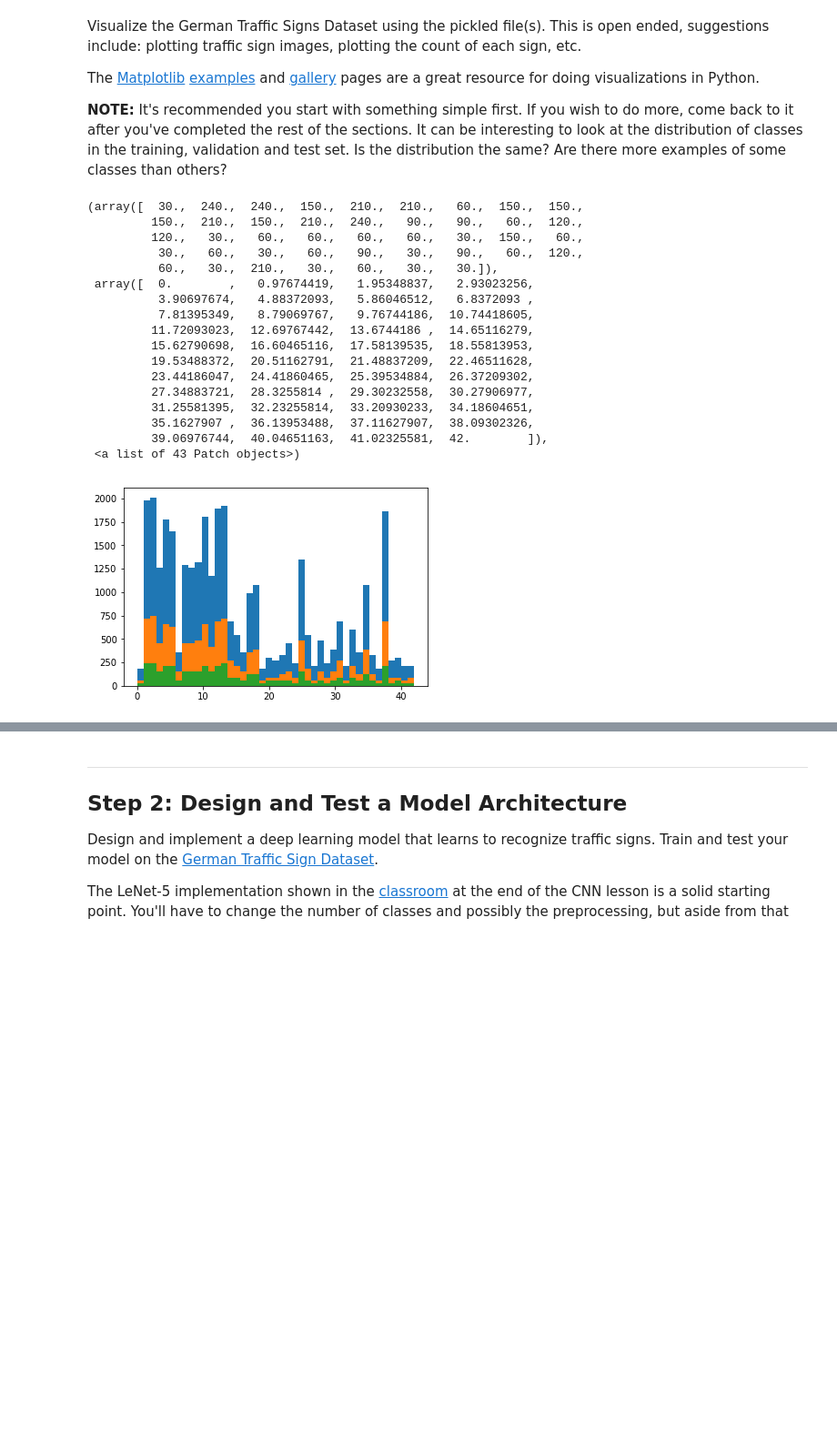
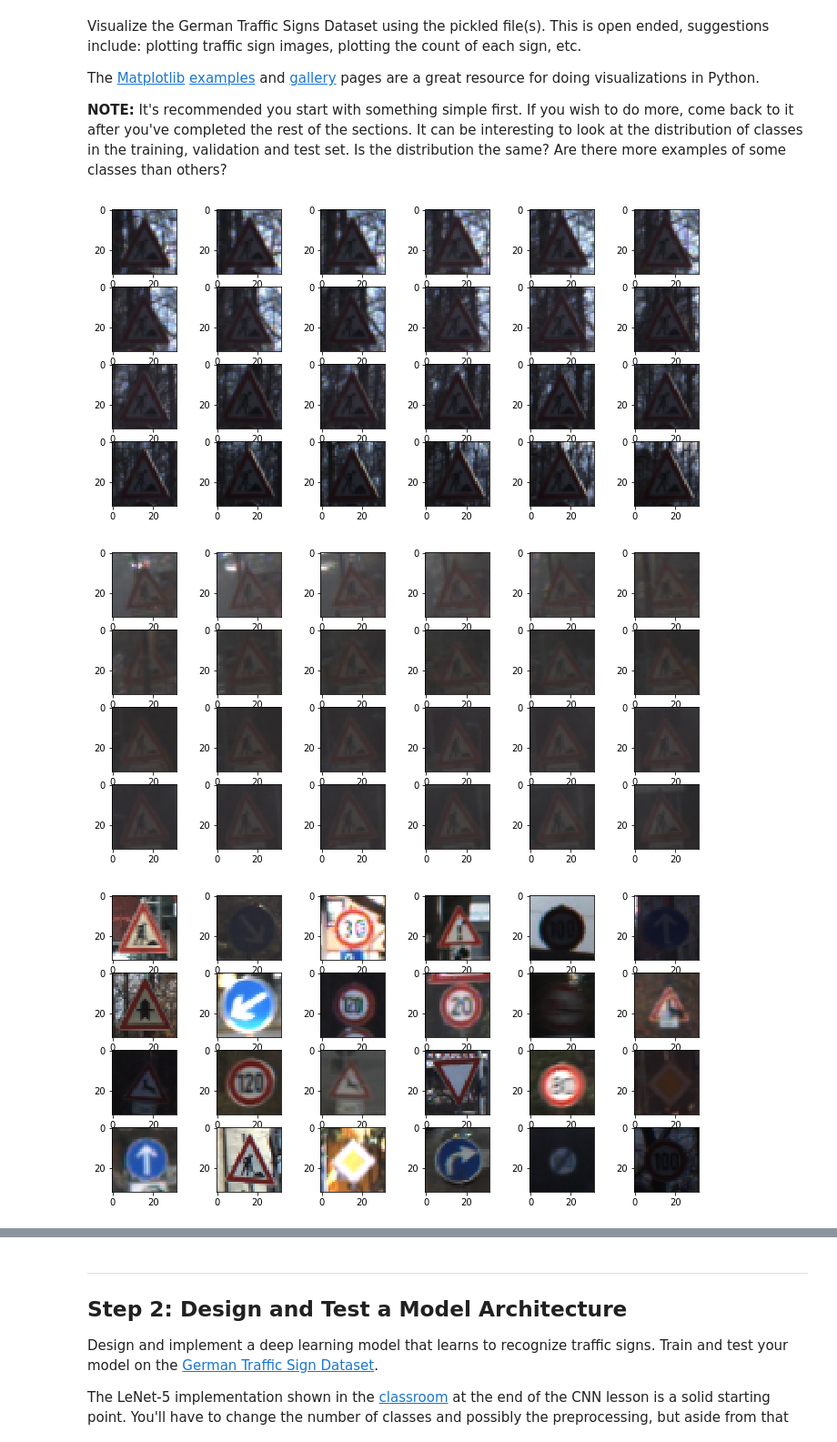
Before and after one commit to beylul/carnd_term1_tsc_project, a Jupyter notebook: Traffic_Sign_Classifier.ipynb, the cells around one changed output, grey strips where cells are left out. Shown at 91% size. Drawn from its saved outputs; the diff is of its cells as text; code cells hidden in the pictures; blank space fills up the shorter version.

```diff
--- a/Traffic_Sign_Classifier.ipynb
+++ b/Traffic_Sign_Classifier.ipynb
@@ -22,13 +22,15 @@ The [rubric](https://review.udacity.com/#!/rubrics/481/view) contains "Stand Out
 # %%
 # Load pickled data
 import pickle
+import os
 
 # TODO: Fill this in based on where you saved the training and testing data
+DATA_FOLDER = 'image_folder'
+training_file = os.path.join(DATA_FOLDER,'train.p')
+validation_file= os.path.join(DATA_FOLDER,'valid.p')
+testing_file = os.path.join(DATA_FOLDER,'test.p')
 
-training_file = 'train.p'
-validation_file= 'valid.p'
-testing_file = 'test.p'
-
+#def
 with open(training_file, mode='rb') as f:
     train = pickle.load(f)
 with open(validation_file, mode='rb') as f:
@@ -93,32 +95,15 @@ The [Matplotlib](http://matplotlib.org/) [examples](http://matplotlib.org/exampl
 # %%
 ### Data exploration visualization code goes here.
 ### Feel free to use as many code cells as needed.
 import matplotlib.pyplot as plt
 # Visualizations will be shown in the notebook.
 %matplotlib inline
 
-#plt.imshow(X_test[41])
-#print(y_test[41])
-
-plt.hist(y_train, bins=n_classes)
-plt.hist(y_test, bins=n_classes)
-plt.hist(y_valid, bins=n_classes)
+for imageset in [X_train, X_valid, X_test]:
+    fig, axes = plt.subplots(4, 6, figsize=(12, 6))
+    for ax, img in zip(axes.flat, imageset[-25:-1]):
+        ax.imshow(img)
 # %% [output]
-(array([  30.,  240.,  240.,  150.,  210.,  210.,   60.,  150.,  150.,
-         150.,  210.,  150.,  210.,  240.,   90.,   90.,   60.,  120.,
-         120.,   30.,   60.,   60.,   60.,   60.,   30.,  150.,   60.,
-          30.,   60.,   30.,   60.,   90.,   30.,   90.,   60.,  120.,
-          60.,   30.,  210.,   30.,   60.,   30.,   30.]),
- array([  0.        ,   0.97674419,   1.95348837,   2.93023256,
-          3.90697674,   4.88372093,   5.86046512,   6.8372093 ,
-          7.81395349,   8.79069767,   9.76744186,  10.74418605,
-         11.72093023,  12.69767442,  13.6744186 ,  14.65116279,
-         15.62790698,  16.60465116,  17.58139535,  18.55813953,
-         19.53488372,  20.51162791,  21.48837209,  22.46511628,
-         23.44186047,  24.41860465,  25.39534884,  26.37209302,
-         27.34883721,  28.3255814 ,  29.30232558,  30.27906977,
-         31.25581395,  32.23255814,  33.20930233,  34.18604651,
-         35.1627907 ,  36.13953488,  37.11627907,  38.09302326,
-         39.06976744,  40.04651163,  41.02325581,  42.        ]),
- <a list of 43 Patch objects>)
-[figure, old version]
+[figure, new version]
+[figure, added]
+[figure, added]
```
Also changed, not shown: parts of 14 cells of this notebook, 12 other files.
